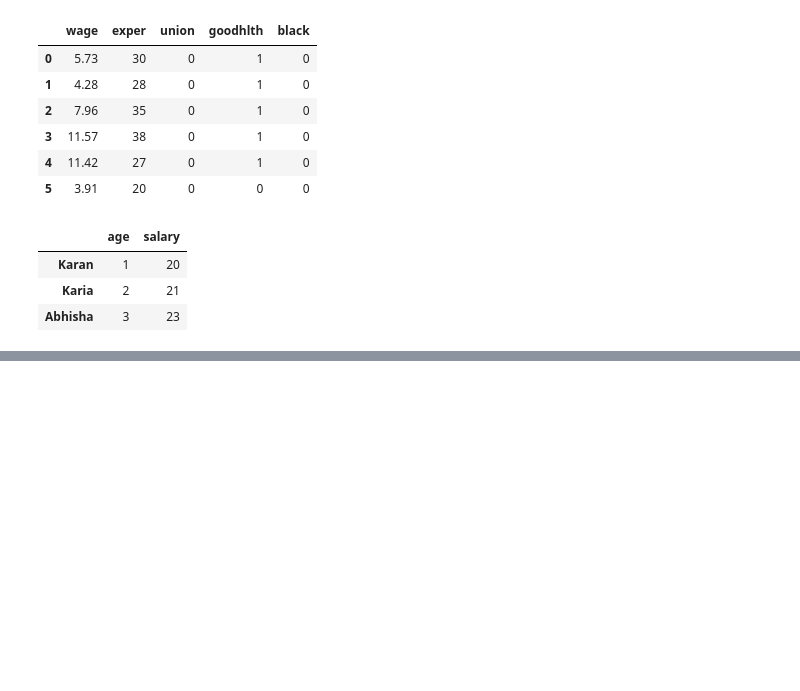
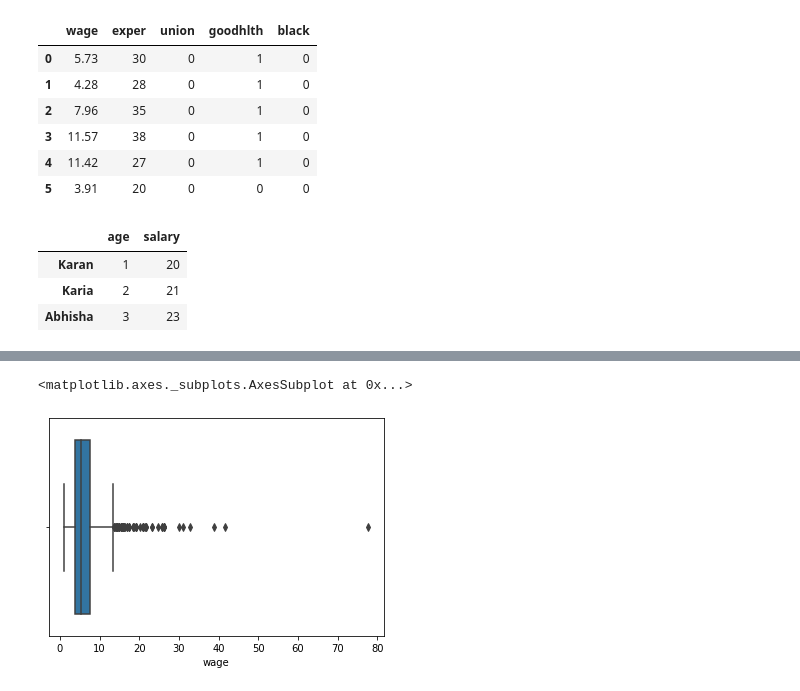
Before and after one commit to karanjogi/Practice, a Jupyter notebook: Lecture_01.ipynb, the cells around one changed output, grey strips where cells are left out. Drawn from its saved outputs; the diff is of its cells as text; code cells hidden in the pictures; blank space fills up the shorter version.

```diff
--- a/Lecture_01.ipynb
+++ b/Lecture_01.ipynb
@@ -135,0 +263,5 @@ test_df
+# %%
+sns.boxplot(x='wage', data=df)
+# %% [output]
+<matplotlib.axes._subplots.AxesSubplot at 0x...>
+[figure, added]
```
Also changed, not shown: parts of 24 cells of this notebook.
